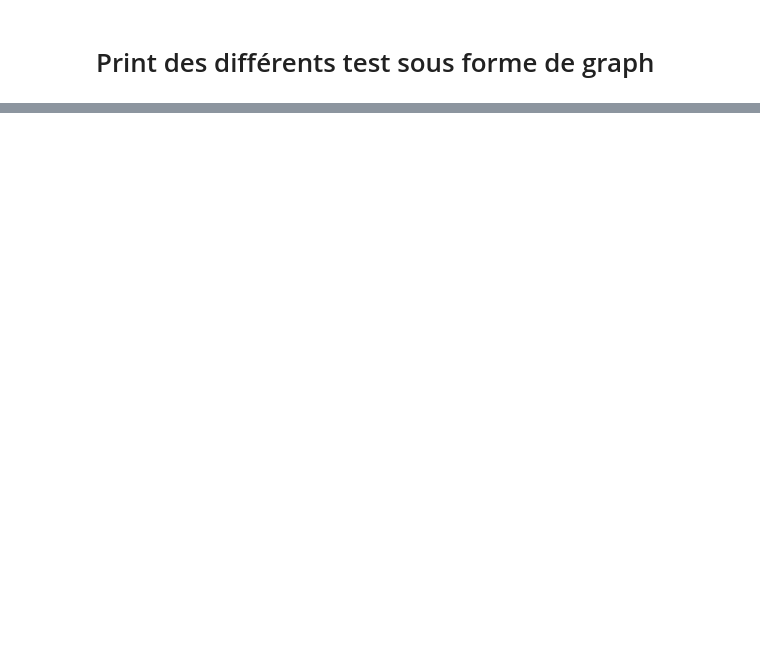
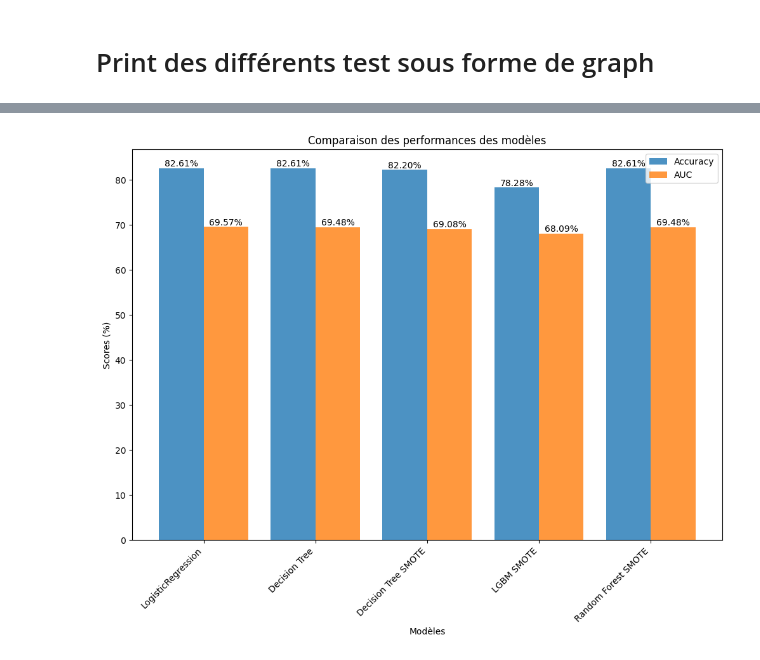
Before and after one commit to Death4Sword/ML_Cancer_Risk_Project, a Jupyter notebook: analyse_predictive.ipynb, the cells around one changed output, grey strips where cells are left out. Cells and saved outputs as stored; diff of their text form; code cells hidden in the pictures; blank space fills up the shorter version.

```diff
--- a/analyse_predictive.ipynb
+++ b/analyse_predictive.ipynb
@@ -642,0 +593,21 @@ plt.show()
+# %%
+plt.figure(figsize=(12, 8))
+
+x = range(len(df_comparaison_results))
+bars1 = plt.bar(x, df_comparaison_results['Accuracy'] * 100, width=width, label='Accuracy', alpha=0.8)
+bars2 = plt.bar([i + width for i in x], df_comparaison_results['AUC'] * 100, width=width, label='AUC', alpha=0.8)
+
+plt.xticks([i + width / 2 for i in x], df_comparaison_results['Model'], rotation=45, ha='right')
+
+plt.xlabel("Modèles")
+plt.ylabel("Scores (%)")
+plt.title("Comparaison des performances des modèles")
+plt.legend()
+
+for bar in bars1 + bars2:
+    height = bar.get_height()
+    plt.text(bar.get_x() + bar.get_width()/2, height, f'{height:.2f}%', ha='center', va='bottom', fontsize=10)
+
+plt.show()
+# %% [output]
+[figure, added]
```
Also changed, not shown: parts of 27 cells of this notebook, 1 other file.
